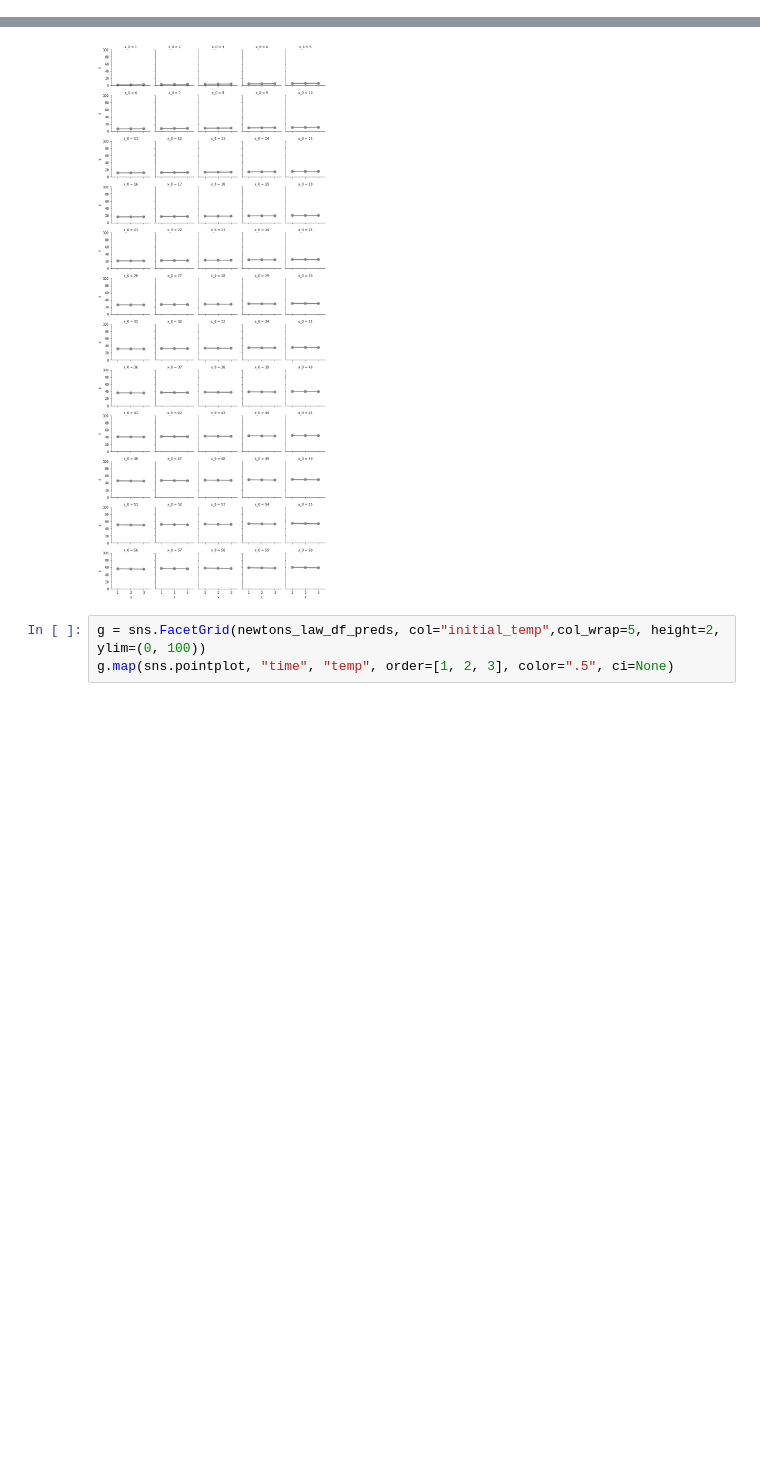
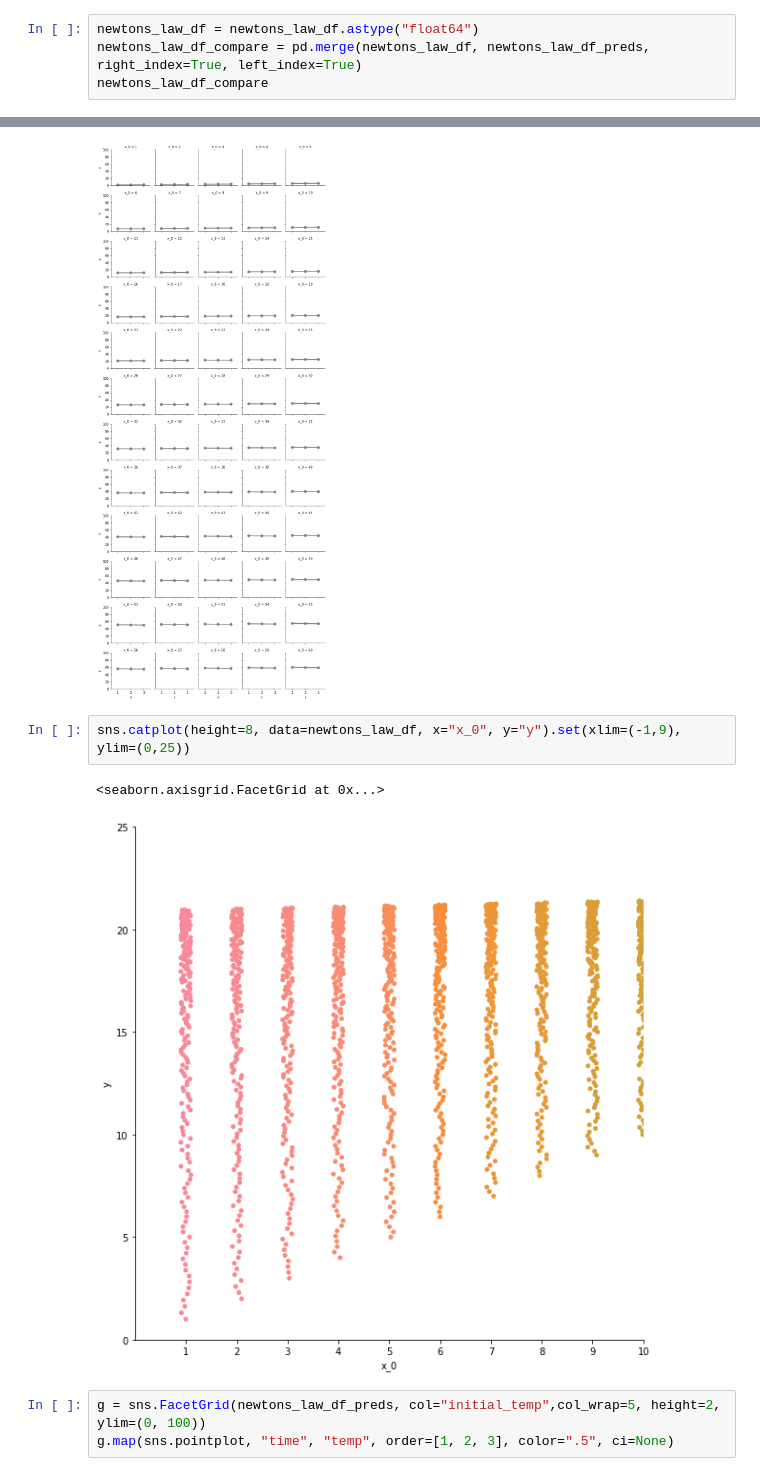
Before and after one commit to runnily/3095-Simulations-of-hybrid-systems-using-neural-networks, a Jupyter notebook: plots/plots.ipynb, the cells around one changed output, grey strips where cells are left out. Drawn from its saved outputs; the diff is of its cells as text; blank space fills up the shorter version.

Commit message:
added more graphs

```diff
--- a/plots/plots.ipynb
+++ b/plots/plots.ipynb
@@ -271,3 +271,7 @@ newtons_law_df_preds
 | 11998 | 60 | 198 | 24.116556 |
 | 11999 | 60 | 199 | 24.091185 |
 12000 rows × 3 columns
+# %%
+newtons_law_df = newtons_law_df.astype("float64")
+newtons_law_df_compare = pd.merge(newtons_law_df, newtons_law_df_preds, right_index=True, left_index=True)
+newtons_law_df_compare
@@ -279,6 +315,11 @@ g.map(sns.pointplot, "x", "y", order=[1, 2, 3], color=".5", ci=None)
 # %% [output]
 <seaborn.axisgrid.FacetGrid at 0x...>
 [figure]
+# %%
+sns.catplot(height=8, data=newtons_law_df, x="x_0", y="y").set(xlim=(-1,9), ylim=(0,25))
+# %% [output]
+<seaborn.axisgrid.FacetGrid at 0x...>
+[figure, added]
 # %%
 g = sns.FacetGrid(newtons_law_df_preds, col="initial_temp",col_wrap=5, height=2, ylim=(0, 100))
 g.map(sns.pointplot, "time", "temp", order=[1, 2, 3], color=".5", ci=None)
```
Also changed, not shown: parts of 5 cells of this notebook.
